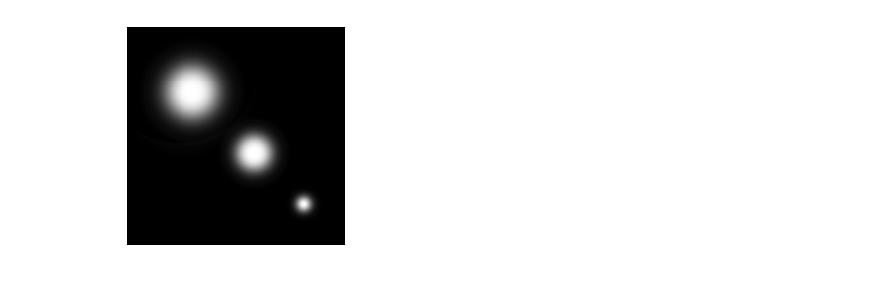
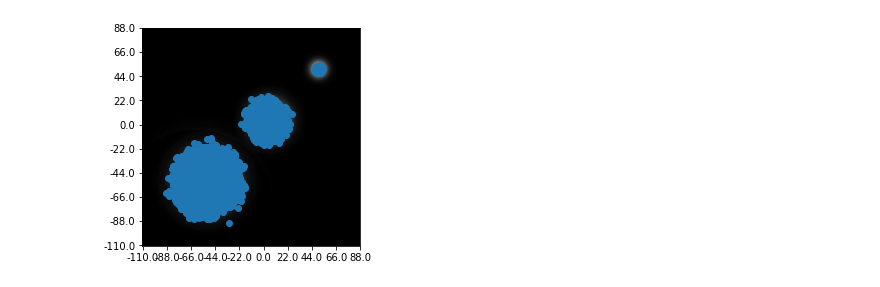
Before and after one commit to rohdelab/radon-neural-network, a Jupyter notebook: Figure2.ipynb, the cells around one changed output. Cells and saved outputs as stored; diff of their text form; code cells hidden in the pictures.

```diff
--- a/Figure2.ipynb
+++ b/Figure2.ipynb
@@ -32,6 +0,0 @@ I = I[:, np.arange(219, -1, -1)]
-# %%
-plt.imshow(I, cmap='gray')
-plt.axis('off')
-plt.show()
-# %% [output]
-[figure, removed]
@@ -46 +24,23 @@ gridvec = np.concatenate((np.reshape(gridx, (10000, 1)), np.reshape(gridy, (1000
+# %%
+def sample_pdf(N):
+    out = np.zeros((N, 2))
+    for n in range(N):
+        coin = np.random.rand(1)
+        if coin >= .5:
+            out[n, :] = np.random.randn(1, 2) * 10 - 45. + 110.
+        elif coin >= (1. / 6.):
+            out[n, :] = np.random.randn(1, 2) * 6 + 16. + 110.
+        else:
+            out[n, :] = np.random.randn(1, 2) * 1 + 68. + 110.
+    return out
+# %%
+temp=sample_pdf(100000).astype(np.float32)
+m, n = I.shape
+plt.imshow(I, cmap='gray', origin=[110, 110])
+plt.xticks(np.linspace(0, m, num=10), np.linspace(-int(m / 2), int(m / 2), num=11))
+plt.yticks(np.linspace(0, n, num=10), np.linspace(-int(n / 2), int(n / 2), num=11))
+plt.scatter(temp[:, 0], temp[:, 1])
+plt.show()
+# %% [output]
+[figure, added]
 # %%
```
Also changed, not shown: parts of 7 cells of this notebook, 1 other file.
